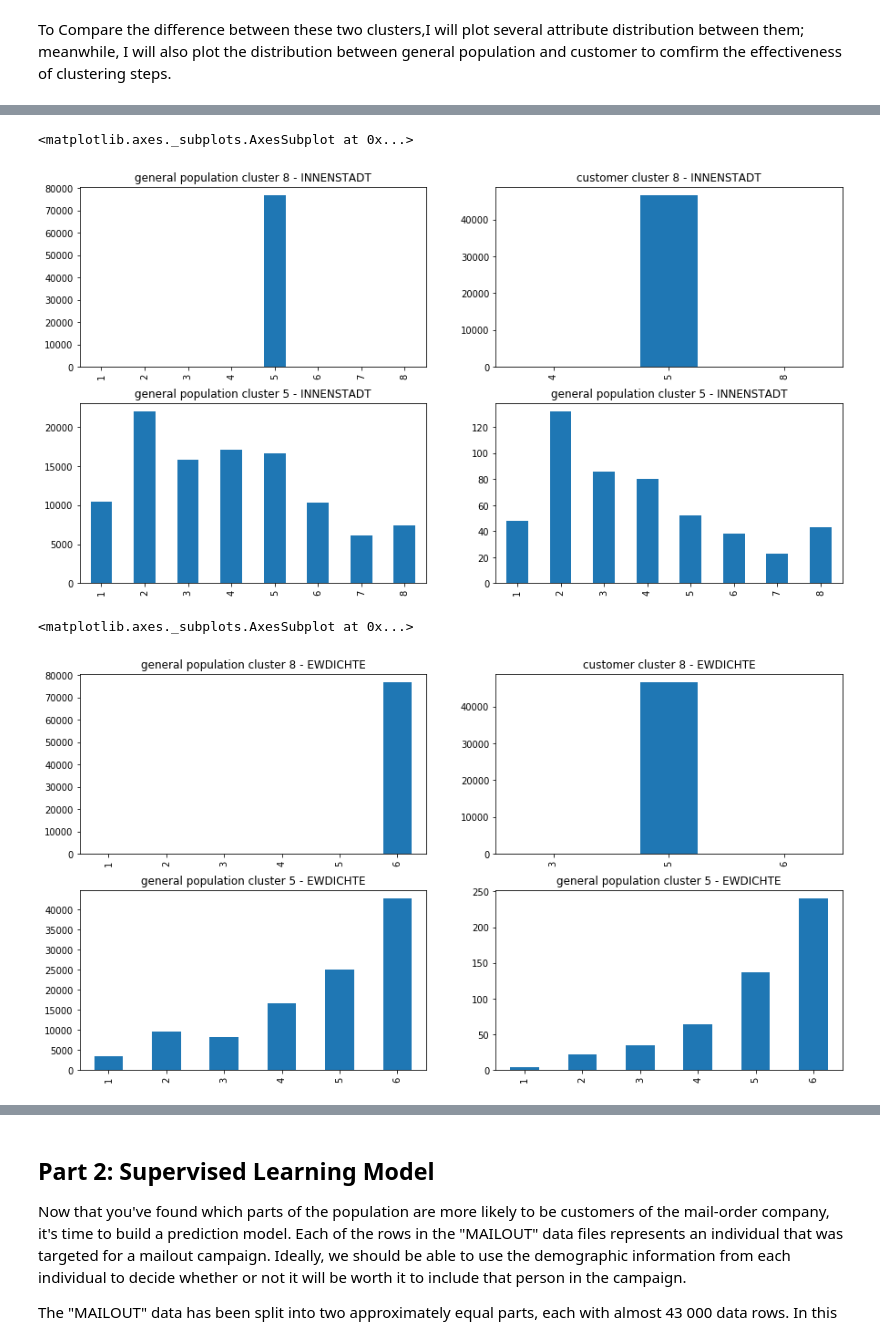
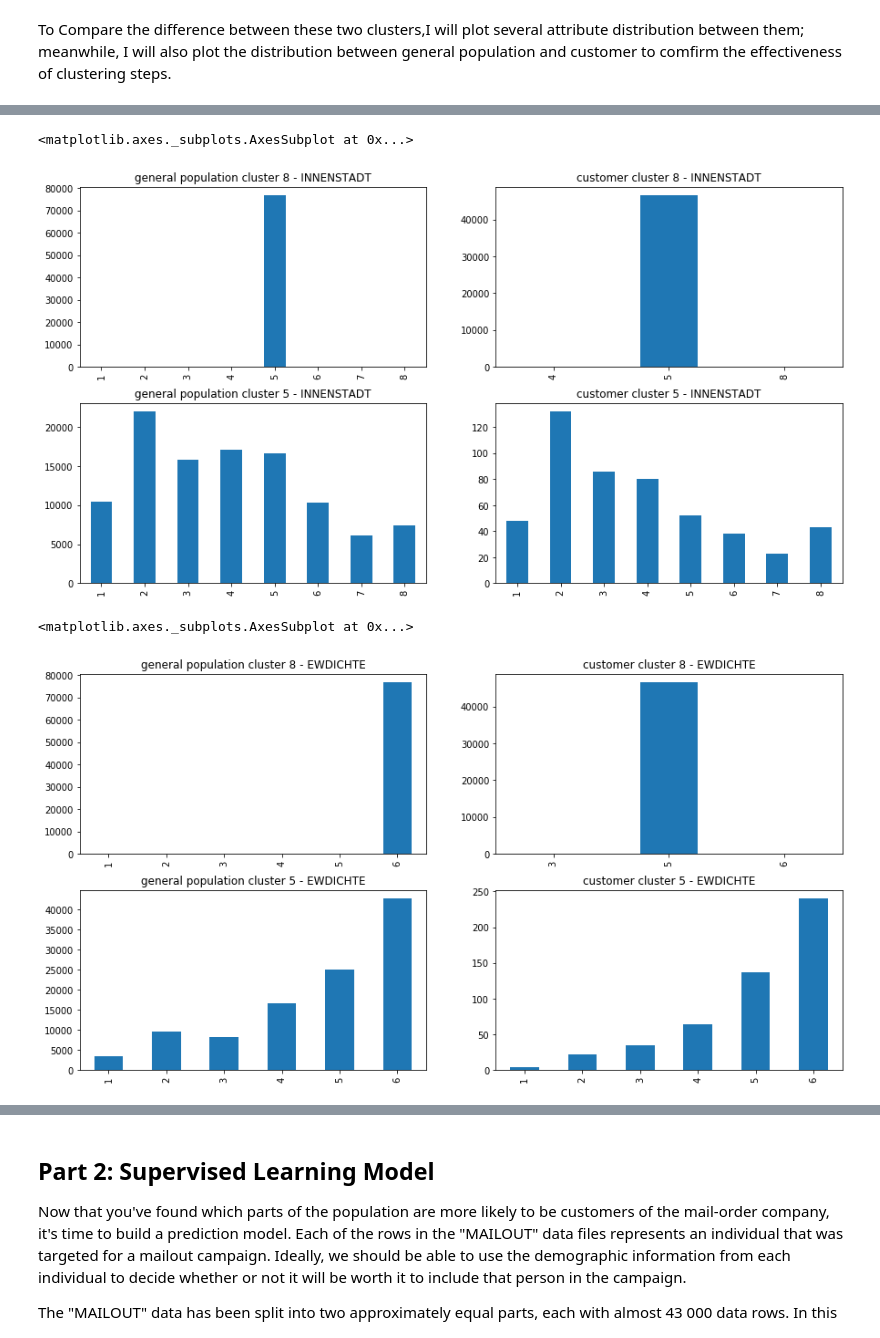
Before and after one commit to wanlipu/arvato, a Jupyter notebook: Arvato_Project_workbook_final_final.ipynb, the cells around one changed output, grey strips where cells are left out. Cells and saved outputs as stored; diff of their text form; code cells hidden in the pictures.

```diff
--- a/Arvato_Project_workbook_final_final.ipynb
+++ b/Arvato_Project_workbook_final_final.ipynb
@@ -1364,17 +1368,17 @@ customers_cluster_5[column_of_interest].value_counts().sort_index().plot(
 # %%
 column_of_interest = 'INNENSTADT'
 fig, axs = plt.subplots(2, 2, figsize=(15, 8))
 azdias_cluster_8[column_of_interest].value_counts().sort_index().plot(
     kind='bar', ax=axs[0][0], title=f'general population cluster 8 - {column_of_interest}')
 customers_cluster_8[column_of_interest].value_counts().sort_index().plot(
     kind='bar', ax=axs[0][1], title=f'customer cluster 8 - {column_of_interest}')
 azdias_cluster_5[column_of_interest].value_counts().sort_index().plot(
     kind='bar', ax=axs[1][0], title=f'general population cluster 5 - {column_of_interest}')
 customers_cluster_5[column_of_interest].value_counts().sort_index().plot(
-    kind='bar', ax=axs[1][1], title=f'general population cluster 5 - {column_of_interest}')
+    kind='bar', ax=axs[1][1], title=f'customer cluster 5 - {column_of_interest}')
 # %% [output]
 <matplotlib.axes._subplots.AxesSubplot at 0x...>
-[figure, old version]
+[figure, new version]
 # %%
 column_of_interest = 'EWDICHTE'
 fig, axs = plt.subplots(2, 2, figsize=(15, 8))
@@ -1385,10 +1389,10 @@ customers_cluster_8[column_of_interest].value_counts().sort_index().plot(
 azdias_cluster_5[column_of_interest].value_counts().sort_index().plot(
     kind='bar', ax=axs[1][0], title=f'general population cluster 5 - {column_of_interest}')
 customers_cluster_5[column_of_interest].value_counts().sort_index().plot(
-    kind='bar', ax=axs[1][1], title=f'general population cluster 5 - {column_of_interest}')
+    kind='bar', ax=axs[1][1], title=f'customer cluster 5 - {column_of_interest}')
 # %% [output]
 <matplotlib.axes._subplots.AxesSubplot at 0x...>
-[figure, old version]
+[figure, new version]
 # %%
 column_of_interest = 'ORTSGR_KLS9'
 fig, axs = plt.subplots(2, 2, figsize=(15, 8))
```
Also changed, not shown: parts of 8 cells of this notebook.
